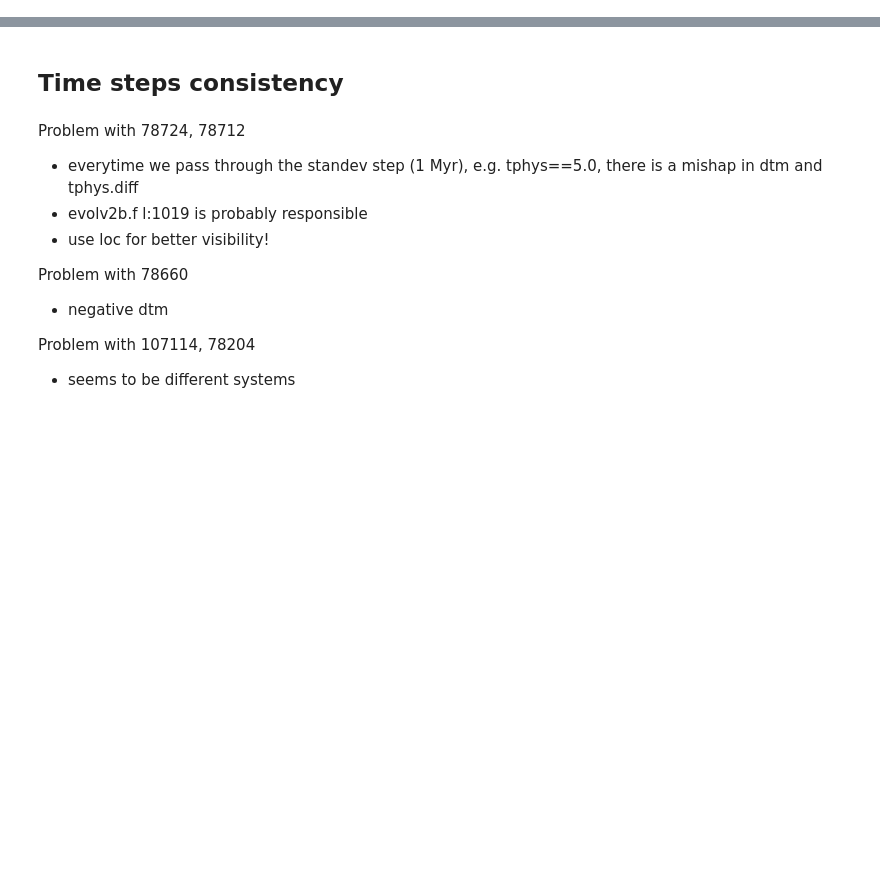
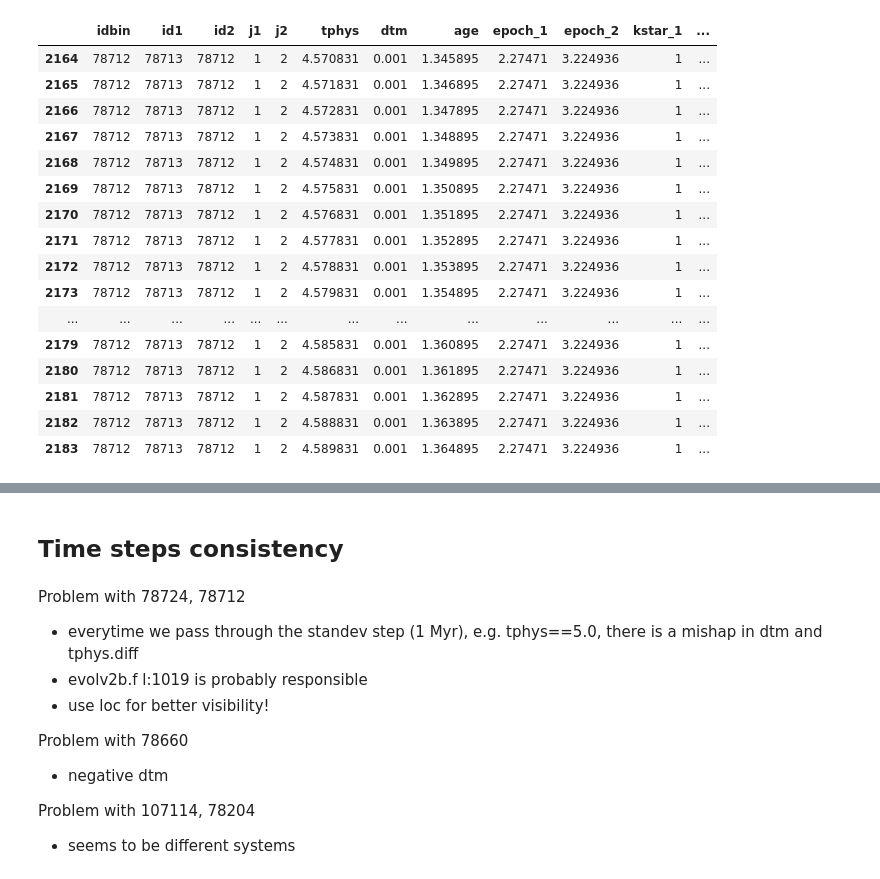
Before and after one commit to gwiktoro/moccarun, a Jupyter notebook: notebooks/xrb_output_tests.ipynb, the cells around one changed output, grey strips where cells are left out. Cells and saved outputs as stored; diff of their text form; code cells hidden in the pictures; blank space fills up the shorter version.

```diff
--- a/notebooks/xrb_output_tests.ipynb
+++ b/notebooks/xrb_output_tests.ipynb
@@ -45,0 +145,21 @@ df
+# %%
+with pd.option_context('display.max_rows', None):
+    display(tmp.head(20))
+# %% [output]
+|  | idbin | id1 | id2 | j1 | j2 | tphys | dtm | age | epoch_1 | epoch_2 | kstar_1 | ... |
+| 2164 | 78712 | 78713 | 78712 | 1 | 2 | 4.570831 | 0.001 | 1.345895 | 2.27471 | 3.224936 | 1 | ... |
+| 2165 | 78712 | 78713 | 78712 | 1 | 2 | 4.571831 | 0.001 | 1.346895 | 2.27471 | 3.224936 | 1 | ... |
+| 2166 | 78712 | 78713 | 78712 | 1 | 2 | 4.572831 | 0.001 | 1.347895 | 2.27471 | 3.224936 | 1 | ... |
+| 2167 | 78712 | 78713 | 78712 | 1 | 2 | 4.573831 | 0.001 | 1.348895 | 2.27471 | 3.224936 | 1 | ... |
+| 2168 | 78712 | 78713 | 78712 | 1 | 2 | 4.574831 | 0.001 | 1.349895 | 2.27471 | 3.224936 | 1 | ... |
+| 2169 | 78712 | 78713 | 78712 | 1 | 2 | 4.575831 | 0.001 | 1.350895 | 2.27471 | 3.224936 | 1 | ... |
+| 2170 | 78712 | 78713 | 78712 | 1 | 2 | 4.576831 | 0.001 | 1.351895 | 2.27471 | 3.224936 | 1 | ... |
+| 2171 | 78712 | 78713 | 78712 | 1 | 2 | 4.577831 | 0.001 | 1.352895 | 2.27471 | 3.224936 | 1 | ... |
+| 2172 | 78712 | 78713 | 78712 | 1 | 2 | 4.578831 | 0.001 | 1.353895 | 2.27471 | 3.224936 | 1 | ... |
+| 2173 | 78712 | 78713 | 78712 | 1 | 2 | 4.579831 | 0.001 | 1.354895 | 2.27471 | 3.224936 | 1 | ... |
+| ... | ... | ... | ... | ... | ... | ... | ... | ... | ... | ... | ... | ... |
+| 2179 | 78712 | 78713 | 78712 | 1 | 2 | 4.585831 | 0.001 | 1.360895 | 2.27471 | 3.224936 | 1 | ... |
+| 2180 | 78712 | 78713 | 78712 | 1 | 2 | 4.586831 | 0.001 | 1.361895 | 2.27471 | 3.224936 | 1 | ... |
+| 2181 | 78712 | 78713 | 78712 | 1 | 2 | 4.587831 | 0.001 | 1.362895 | 2.27471 | 3.224936 | 1 | ... |
+| 2182 | 78712 | 78713 | 78712 | 1 | 2 | 4.588831 | 0.001 | 1.363895 | 2.27471 | 3.224936 | 1 | ... |
+| 2183 | 78712 | 78713 | 78712 | 1 | 2 | 4.589831 | 0.001 | 1.364895 | 2.27471 | 3.224936 | 1 | ... |
```
Also changed, not shown: parts of 16 cells of this notebook, 7 other files.
